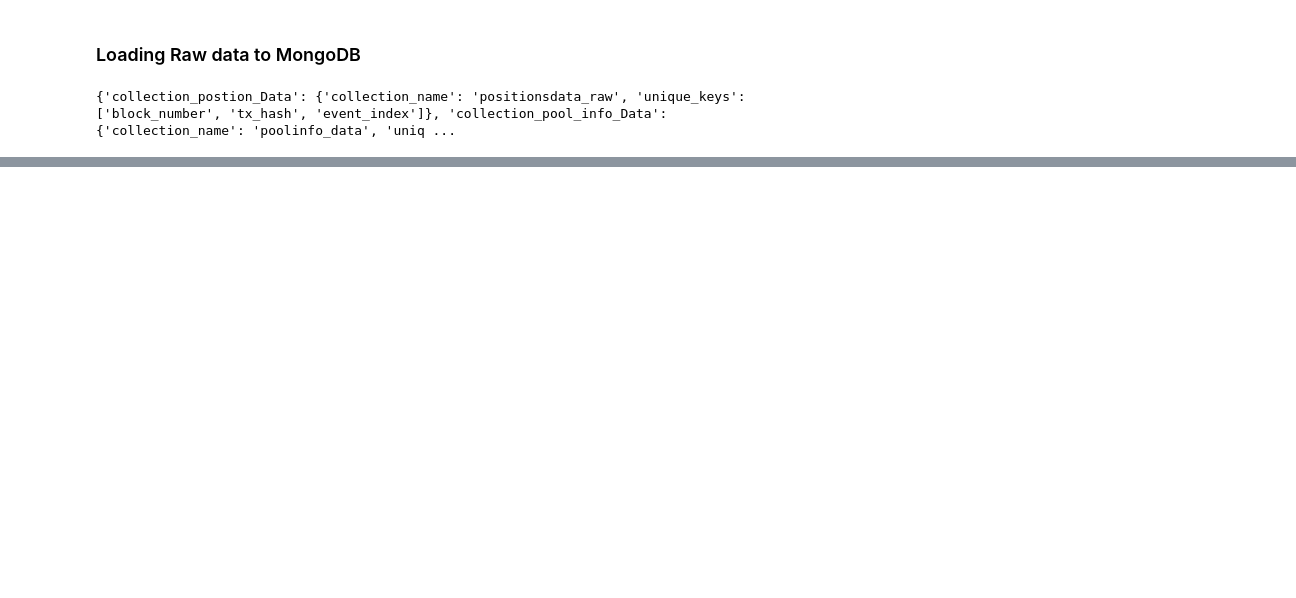
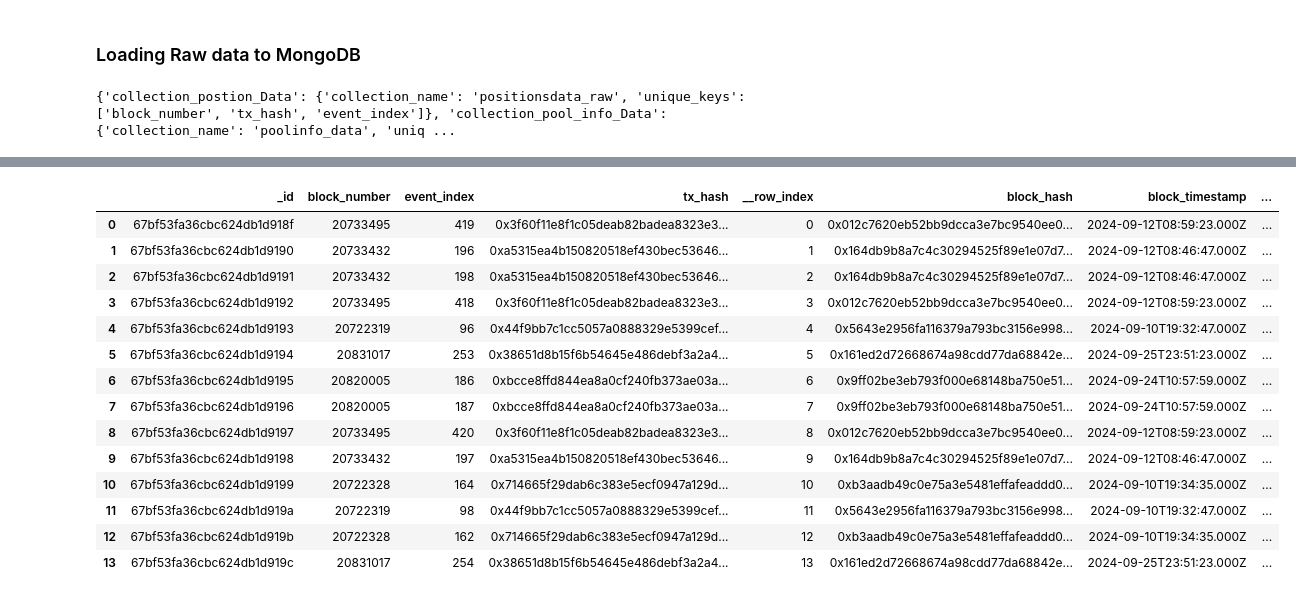
Before and after one commit to mouhebab/uniswapv3-positions-ETL-Notebook, a Jupyter notebook: etl_notebook.ipynb, the cells around one changed output, grey strips where cells are left out. Drawn from its saved outputs; the diff is of its cells as text; code cells hidden in the pictures; blank space fills up the shorter version.

```diff
--- a/etl_notebook.ipynb
+++ b/etl_notebook.ipynb
@@ -483,0 +599,35 @@ upsert_result_poolinfo_data = bulk_upsert_mongodb(host,database_name, collection
+# %%
+positions_data_raw['log'] = positions_data_raw.apply(lambda row: aggregate_logs(
+    row,
+    data='data',
+    topics='topics',
+    event_index='event_index',
+    tx_index='tx_index',
+    tx_hash='tx_hash',
+    contract_address='contract_address',
+    block_hash='block_hash',
+    block_number='block_number'
+), axis=1)
+# %%
+def decode_data(data:pd.DataFrame, pool_topic0:list, nft_topic0:list) -> pd.DataFrame:
+    try:
+
+        data.loc[data['topic0'].isin(pool_topic0), "Processed_Log"] = data.loc[
+            data['topic0'].isin(pool_topic0)
+        ].apply(lambda row: decode_event(row, UniswapV3Pool_contract_instance, 'event_name', 'log'), axis=1)
+        data.loc[data['topic0'].isin(nft_topic0), "Processed_Log"] = data.loc[
+            data['topic0'].isin(nft_topic0)
+        ].apply(lambda row: decode_event(row, NonfungiblePositionManager_contract_instance, 'event_name', 'log'), axis=1)
+        data['args'] = data['Processed_Log'].apply(lambda x: x.get('args'))
+
+        logging.info("Data Decoded sucessfully!")
+        return data
+    except Exception as e:
+        logging.error(f" Data decoding Error: {e}")
+# %%
+pool_topic0 = ['0x7a53080ba414158be7ec69b987b5fb7d07dee101fe85488f0853ae16239d0bde','0x0c396cd989a39f4459b5fa1aed6a9a8dcdbc45908acfd67e028cd568da98982c']
+nft_topic0 = ['0x3067048beee31b25b2f1681f88dac838c8bba36af25bfb2b7cf7473a5847e35f','0x26f6a048ee9138f2c0ce266f322cb99228e8d619ae2bff30c67f8dcf9d2377b4']
+# %%
+positions_data_decoded = decode_data(positions_data_raw, pool_topic0, nft_topic0)
+positions_data_decoded.info()
+positions_data_decoded.head()
@@ -483,0 +659,18 @@ upsert_result_poolinfo_data = bulk_upsert_mongodb(host,database_name, collection
+# %%
+positions_data_decoded
+# %% [output]
+|  | _id | block_number | event_index | tx_hash | __row_index | block_hash | block_timestamp | ... |
+| 0 | 67bf53fa36cbc624db1d918f | 20733495 | 419 | 0x3f60f11e8f1c05deab82badea8323e3... | 0 | 0x012c7620eb52bb9dcca3e7bc9540ee0... | 2024-09-12T08:59:23.000Z | ... |
+| 1 | 67bf53fa36cbc624db1d9190 | 20733432 | 196 | 0xa5315ea4b150820518ef430bec53646... | 1 | 0x164db9b8a7c4c30294525f89e1e07d7... | 2024-09-12T08:46:47.000Z | ... |
+| 2 | 67bf53fa36cbc624db1d9191 | 20733432 | 198 | 0xa5315ea4b150820518ef430bec53646... | 2 | 0x164db9b8a7c4c30294525f89e1e07d7... | 2024-09-12T08:46:47.000Z | ... |
+| 3 | 67bf53fa36cbc624db1d9192 | 20733495 | 418 | 0x3f60f11e8f1c05deab82badea8323e3... | 3 | 0x012c7620eb52bb9dcca3e7bc9540ee0... | 2024-09-12T08:59:23.000Z | ... |
+| 4 | 67bf53fa36cbc624db1d9193 | 20722319 | 96 | 0x44f9bb7c1cc5057a0888329e5399cef... | 4 | 0x5643e2956fa116379a793bc3156e998... | 2024-09-10T19:32:47.000Z | ... |
+| 5 | 67bf53fa36cbc624db1d9194 | 20831017 | 253 | 0x38651d8b15f6b54645e486debf3a2a4... | 5 | 0x161ed2d72668674a98cdd77da68842e... | 2024-09-25T23:51:23.000Z | ... |
+| 6 | 67bf53fa36cbc624db1d9195 | 20820005 | 186 | 0xbcce8ffd844ea8a0cf240fb373ae03a... | 6 | 0x9ff02be3eb793f000e68148ba750e51... | 2024-09-24T10:57:59.000Z | ... |
+| 7 | 67bf53fa36cbc624db1d9196 | 20820005 | 187 | 0xbcce8ffd844ea8a0cf240fb373ae03a... | 7 | 0x9ff02be3eb793f000e68148ba750e51... | 2024-09-24T10:57:59.000Z | ... |
+| 8 | 67bf53fa36cbc624db1d9197 | 20733495 | 420 | 0x3f60f11e8f1c05deab82badea8323e3... | 8 | 0x012c7620eb52bb9dcca3e7bc9540ee0... | 2024-09-12T08:59:23.000Z | ... |
+| 9 | 67bf53fa36cbc624db1d9198 | 20733432 | 197 | 0xa5315ea4b150820518ef430bec53646... | 9 | 0x164db9b8a7c4c30294525f89e1e07d7... | 2024-09-12T08:46:47.000Z | ... |
+| 10 | 67bf53fa36cbc624db1d9199 | 20722328 | 164 | 0x714665f29dab6c383e5ecf0947a129d... | 10 | 0xb3aadb49c0e75a3e5481effafeaddd0... | 2024-09-10T19:34:35.000Z | ... |
+| 11 | 67bf53fa36cbc624db1d919a | 20722319 | 98 | 0x44f9bb7c1cc5057a0888329e5399cef... | 11 | 0x5643e2956fa116379a793bc3156e998... | 2024-09-10T19:32:47.000Z | ... |
+| 12 | 67bf53fa36cbc624db1d919b | 20722328 | 162 | 0x714665f29dab6c383e5ecf0947a129d... | 12 | 0xb3aadb49c0e75a3e5481effafeaddd0... | 2024-09-10T19:34:35.000Z | ... |
+| 13 | 67bf53fa36cbc624db1d919c | 20831017 | 254 | 0x38651d8b15f6b54645e486debf3a2a4... | 13 | 0x161ed2d72668674a98cdd77da68842e... | 2024-09-25T23:51:23.000Z | ... |
```
Also changed, not shown: parts of 56 cells of this notebook, 2 other files.
